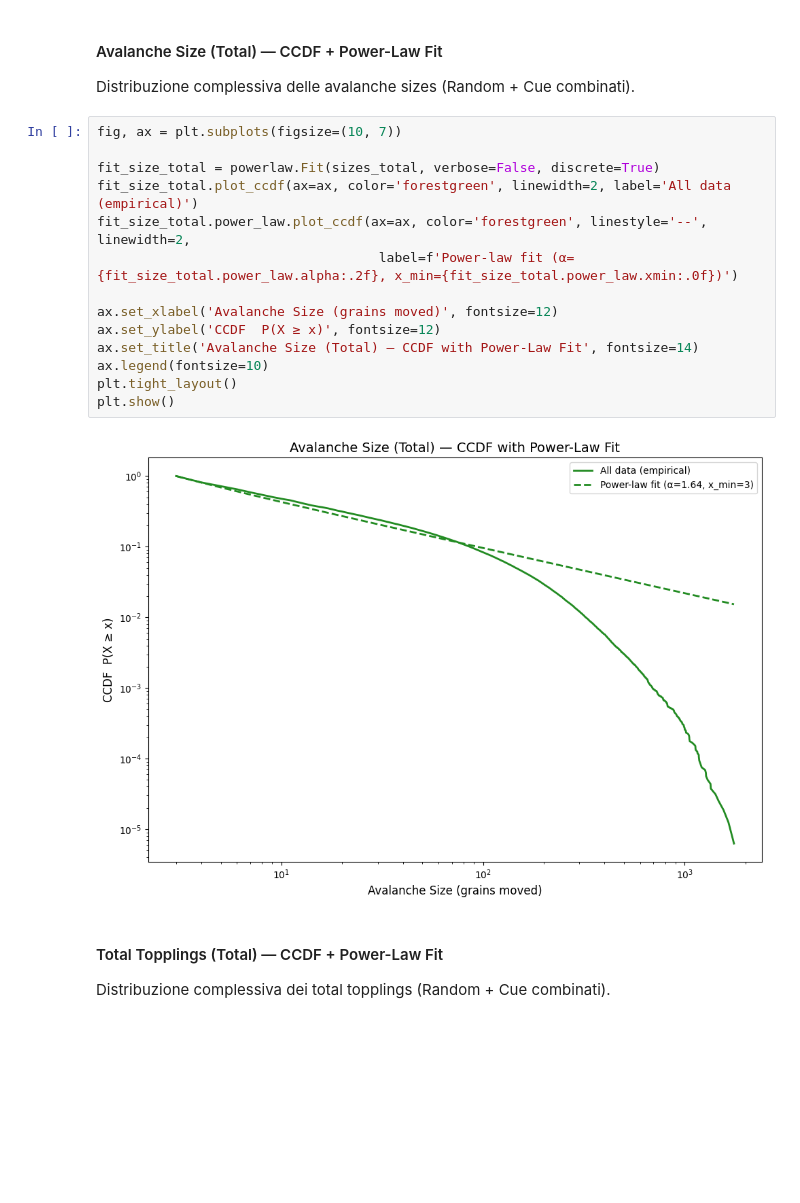
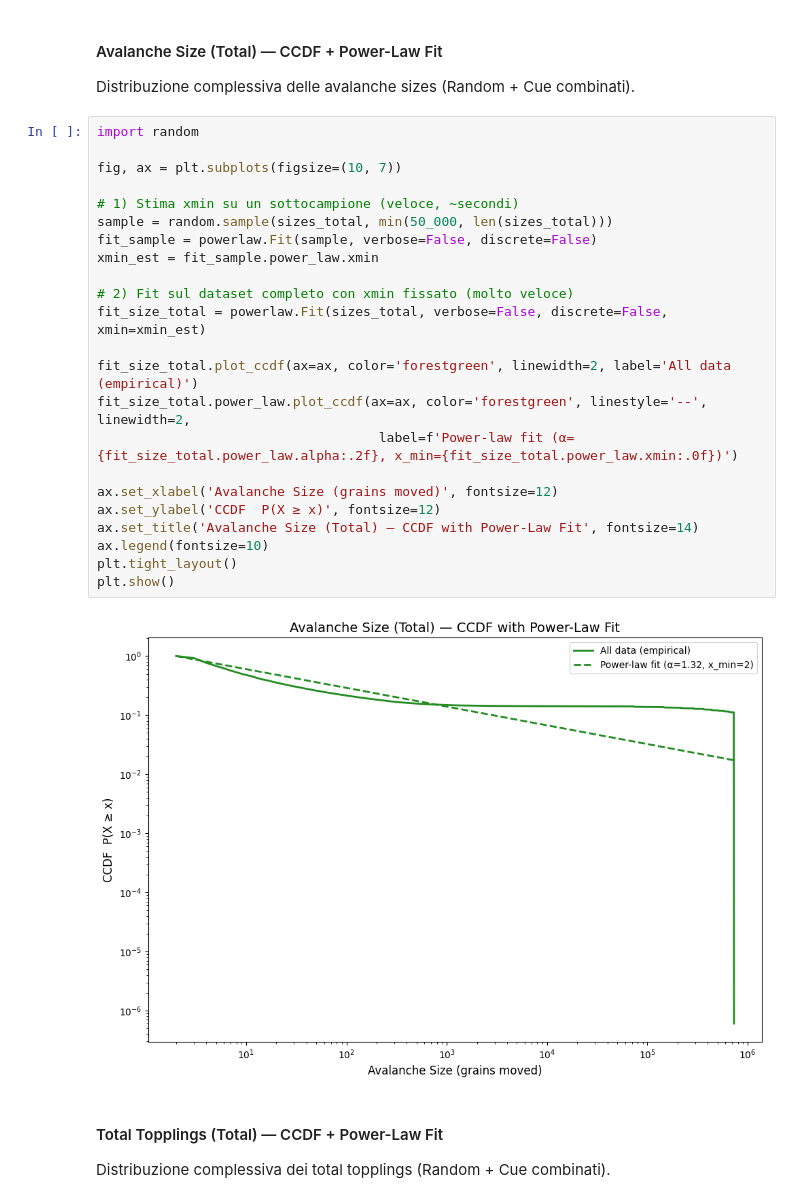
Before and after one commit to MassimoStel/SpreadingAct, a Jupyter notebook: notebooks/Sandpile_FreeAssociations.ipynb, the cells around one changed output. Saved outputs shown, nothing was run; the diff lists cells and outputs as text; blank space fills up the shorter version.

```diff
--- a/notebooks/Sandpile_FreeAssociations.ipynb
+++ b/notebooks/Sandpile_FreeAssociations.ipynb
@@ -228,21 +226,30 @@ topplings_total = topplings_random + topplings_cue
 
 Distribuzione complessiva delle avalanche sizes (Random + Cue combinati).
 # %%
+import random
+
 fig, ax = plt.subplots(figsize=(10, 7))
 
-fit_size_total = powerlaw.Fit(sizes_total, verbose=False, discrete=True)
+# 1) Stima xmin su un sottocampione (veloce, ~secondi)
+sample = random.sample(sizes_total, min(50_000, len(sizes_total)))
+fit_sample = powerlaw.Fit(sample, verbose=False, discrete=False)
+xmin_est = fit_sample.power_law.xmin
+
+# 2) Fit sul dataset completo con xmin fissato (molto veloce)
+fit_size_total = powerlaw.Fit(sizes_total, verbose=False, discrete=False, xmin=xmin_est)
+
 fit_size_total.plot_ccdf(ax=ax, color='forestgreen', linewidth=2, label='All data (empirical)')
 fit_size_total.power_law.plot_ccdf(ax=ax, color='forestgreen', linestyle='--', linewidth=2,
                                     label=f'Power-law fit (α={fit_size_total.power_law.alpha:.2f}, x_min={fit_size_total.power_law.xmin:.0f})')
 
 ax.set_xlabel('Avalanche Size (grains moved)', fontsize=12)
 ax.set_ylabel('CCDF  P(X ≥ x)', fontsize=12)
 ax.set_title('Avalanche Size (Total) — CCDF with Power-Law Fit', fontsize=14)
 ax.legend(fontsize=10)
 plt.tight_layout()
 plt.show()
 # %% [output]
-[figure, old version]
+[figure, new version]
 # %% [markdown]
 #### Total Topplings (Total) — CCDF + Power-Law Fit
 
```
Also changed, not shown: parts of 7 cells of this notebook.
